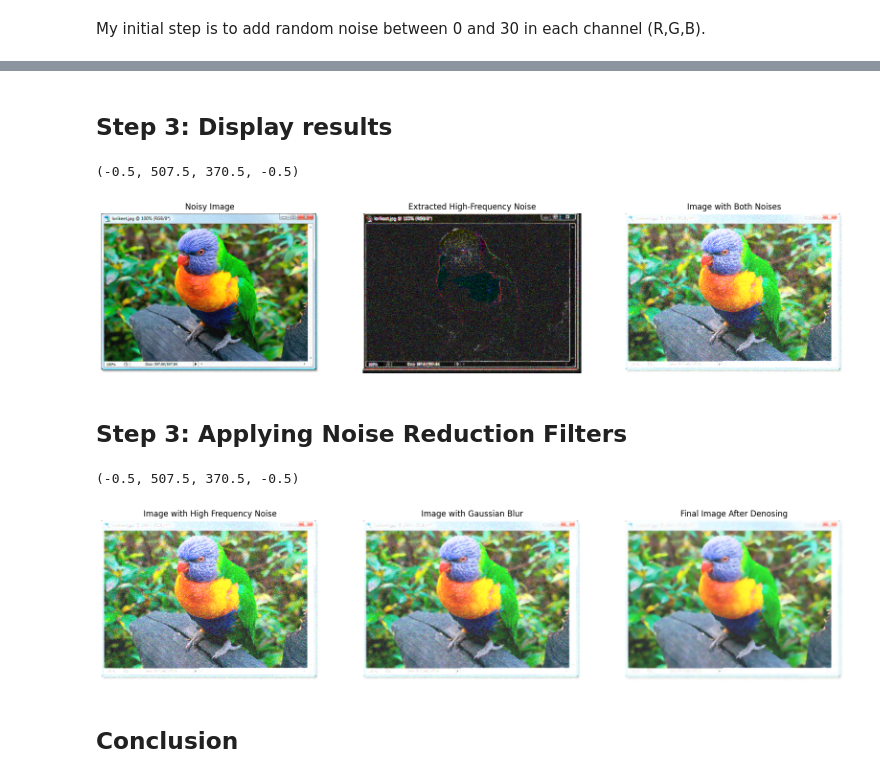
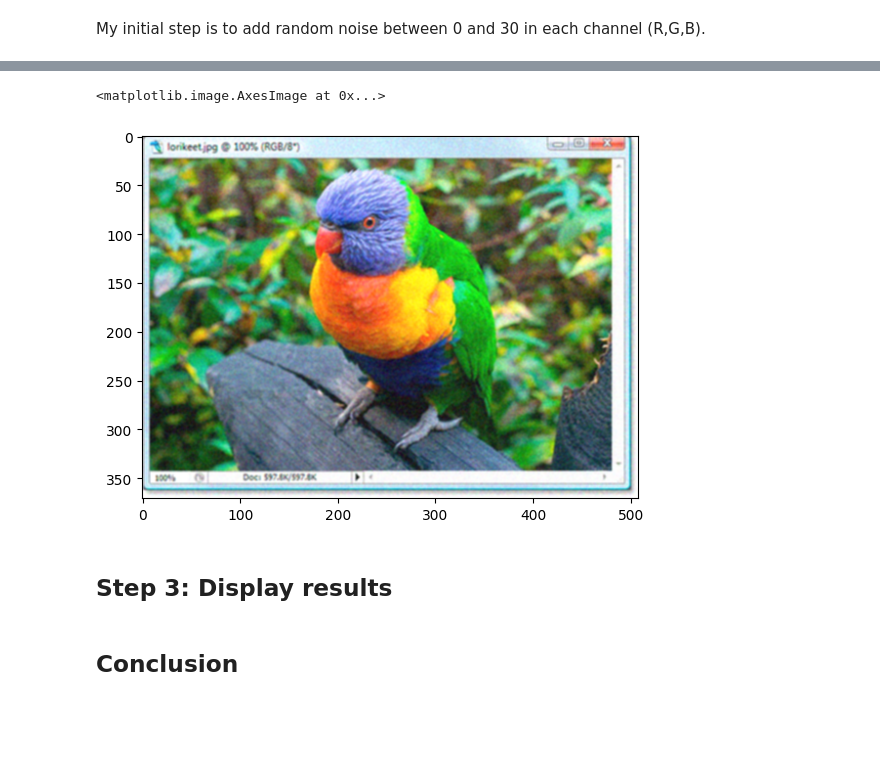
Before and after one commit to raminguyen/Compute_Vision_Class_Project, a Jupyter notebook: Assignment2submssion.ipynb, the cells around one changed output, grey strips where cells are left out. Drawn from its saved outputs; the diff is of its cells as text; code cells hidden in the pictures; blank space fills up the shorter version.

```diff
--- a/Assignment2submssion.ipynb
+++ b/Assignment2submssion.ipynb
@@ -41,72 +59,14 @@ def generate_high_frequency_noise(image):
+# %%
+#image = both highpass + lowpass
+
+denoised_image = noisy_image - high_frequency_noise
+
+plt.imshow(denoised_image)
+# %% [output]
+<matplotlib.image.AxesImage at 0x...>
+[figure, added]
 # %% [markdown]
 ## Step 3: Display results
-# %%
-# Add random noise
-noisy_image = add_random_noise(image)
-
-# Generate high-frequency noise
-high_freq_noise = generate_high_frequency_noise(noisy_image)
-
-# Add high-frequency noise to the original noisy image
-image_with_high_freq_noise = cv2.add(noisy_image, high_freq_noise)
-
-# Display images
-plt.figure(figsize=(20, 10))
-
-plt.subplot(2, 3, 1)
-
-plt.imshow(noisy_image)
-plt.title("Noisy Image")
-plt.axis('off')
-
-plt.imshow(noisy_image)
-plt.title("Noisy Image")
-plt.axis('off')
-
-plt.subplot(2, 3, 2)
-plt.imshow(high_freq_noise)
-plt.title("Extracted High-Frequency Noise")
-plt.axis('off')
-
-plt.subplot(2, 3, 3)
-plt.imshow(image_with_high_freq_noise)
-plt.title("Image with Both Noises")
-plt.axis('off')
-# %% [output]
-(-0.5, 507.5, 370.5, -0.5)
-[figure, removed]
-# %% [markdown]
-## Step 3: Applying Noise Reduction Filters
-# %%
-def myfilter():
-
-    gaussian_blur = cv2.GaussianBlur(image_with_high_freq_noise, (3, 3), 0)
-
-    final_image = cv2.bilateralFilter(gaussian_blur, d=9, sigmaColor=60, sigmaSpace=60)
-
-    return gaussian_blur, final_image
-
-gaussian_blur, final_image = myfilter()
-
-plt.figure(figsize=(20, 10))
-
-plt.subplot(1, 3, 1)
-plt.imshow(image_with_high_freq_noise)
-plt.title("Image with High Frequency Noise")
-plt.axis('off')
-
-plt.subplot(1, 3, 2)
-plt.imshow(gaussian_blur)
-plt.title("Image with Gaussian Blur")
-plt.axis('off')
-
-plt.subplot(1, 3, 3)
-plt.imshow(final_image)
-plt.title("Final Image After Denosing")
-plt.axis('off')
-# %% [output]
-(-0.5, 507.5, 370.5, -0.5)
-[figure, removed]
 # %% [markdown]
 ## Conclusion
 # %% [markdown]
```
Also changed, not shown: parts of 7 cells of this notebook.
